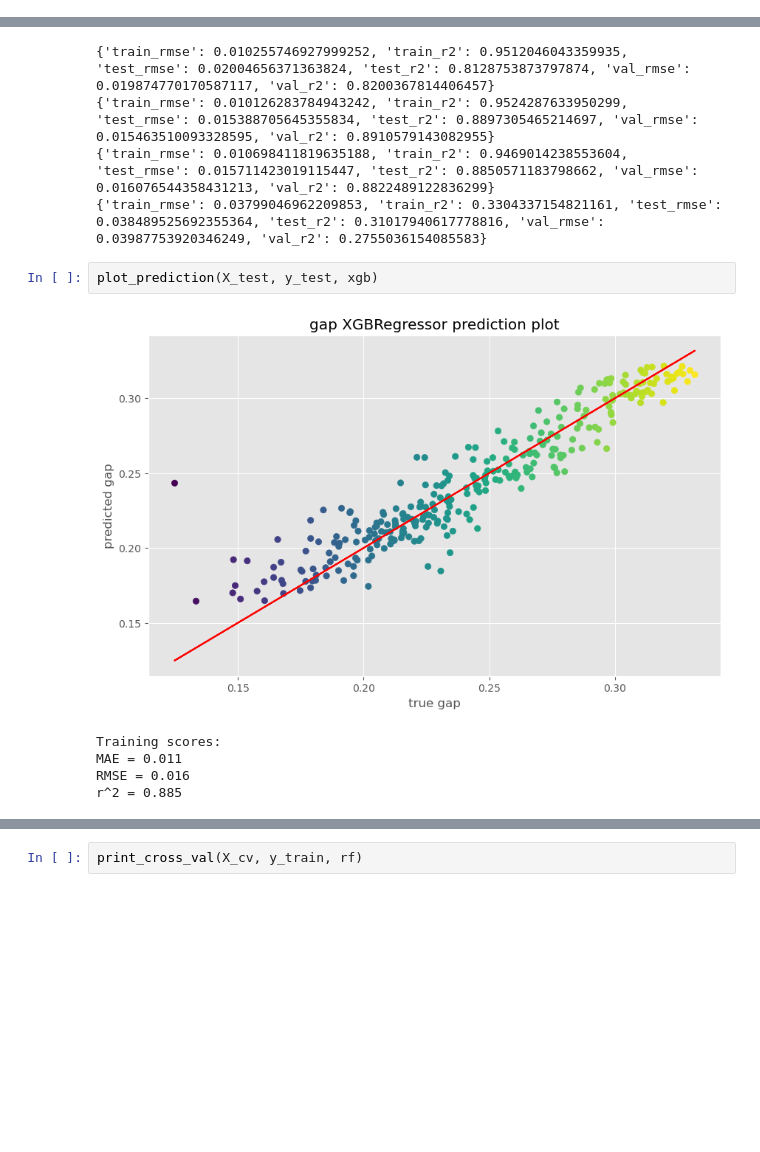
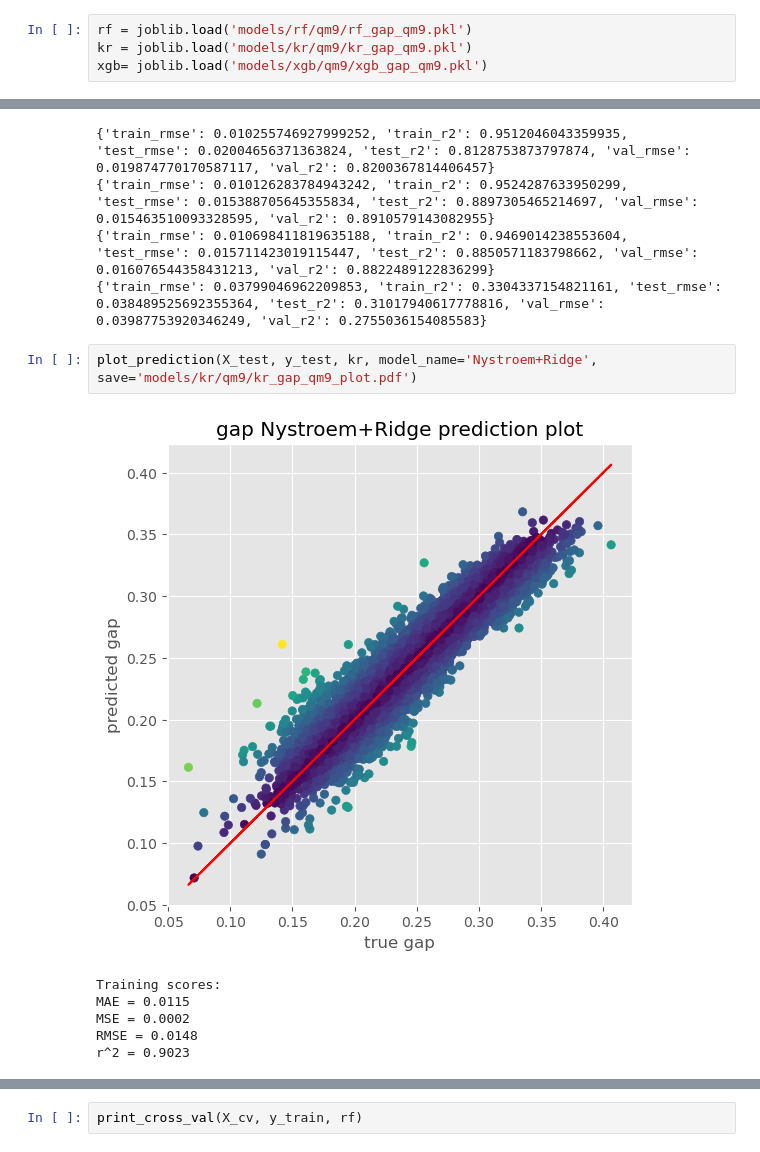
Before and after one commit to minhnghian03/property-prediction-al, a Jupyter notebook: ml/qm9_ml.ipynb, the cells around one changed output, grey strips where cells are left out. Drawn from its saved outputs; the diff is of its cells as text; blank space fills up the shorter version.

```diff
--- a/ml/qm9_ml.ipynb
+++ b/ml/qm9_ml.ipynb
@@ -656,3 +649,7 @@ committee = committee_model(models, X_train, y_train)
+# %%
+rf = joblib.load('models/rf/qm9/rf_gap_qm9.pkl')
+kr = joblib.load('models/kr/qm9/kr_gap_qm9.pkl')
+xgb= joblib.load('models/xgb/qm9/xgb_gap_qm9.pkl')
 # %%
 # Score of the model
 rf_score = {
@@ -700,10 +697,11 @@ print(committee_score)
 {'train_rmse': 0.010698411819635188, 'train_r2': 0.9469014238553604, 'test_rmse': 0.015711423019115447, 'test_r2': 0.8850571183798662, 'val_rmse': 0.016076544358431213, 'val_r2': 0.8822489122836299}
 {'train_rmse': 0.03799046962209853, 'train_r2': 0.3304337154821161, 'test_rmse': 0.038489525692355364, 'test_r2': 0.31017940617778816, 'val_rmse': 0.03987753920346249, 'val_r2': 0.2755036154085583}
 # %%
-plot_prediction(X_test, y_test, xgb)
+plot_prediction(X_test, y_test, kr, model_name='Nystroem+Ridge', save='models/kr/qm9/kr_gap_qm9_plot.pdf')
 # %% [output]
-[figure, old version]
+[figure, new version]
 Training scores:
-MAE = 0.011
-RMSE = 0.016
-r^2 = 0.885
+MAE = 0.0115
+MSE = 0.0002
+RMSE = 0.0148
+r^2 = 0.9023
```
Also changed, not shown: parts of 21 cells of this notebook, 7 other files.
